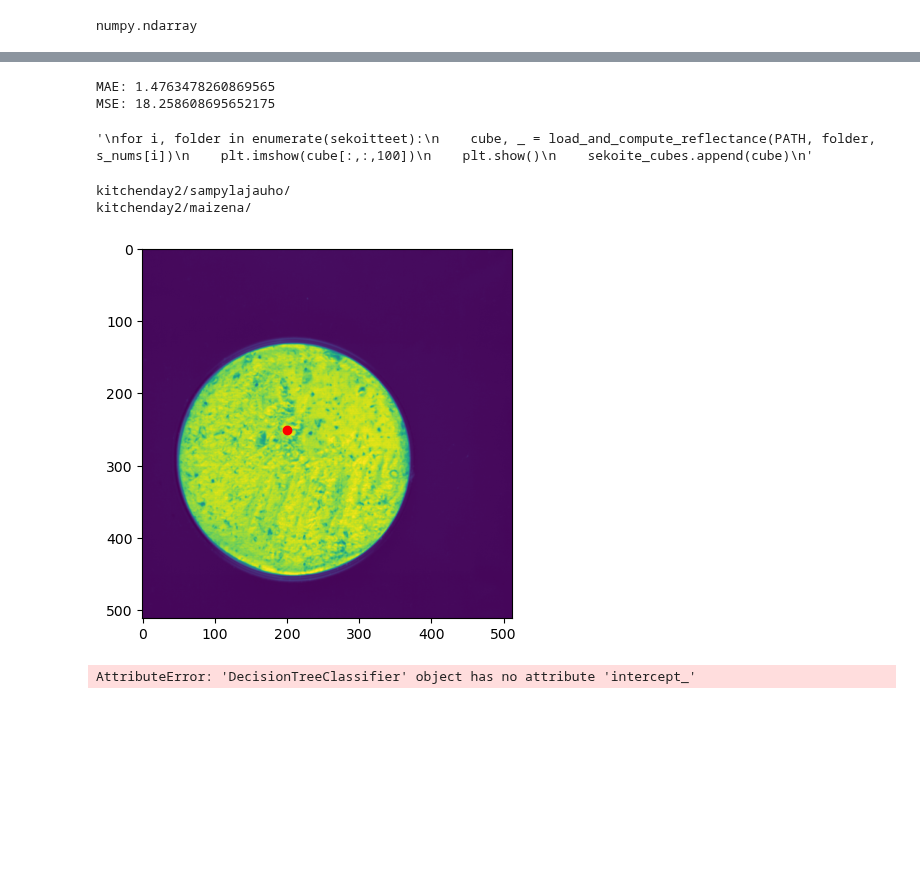
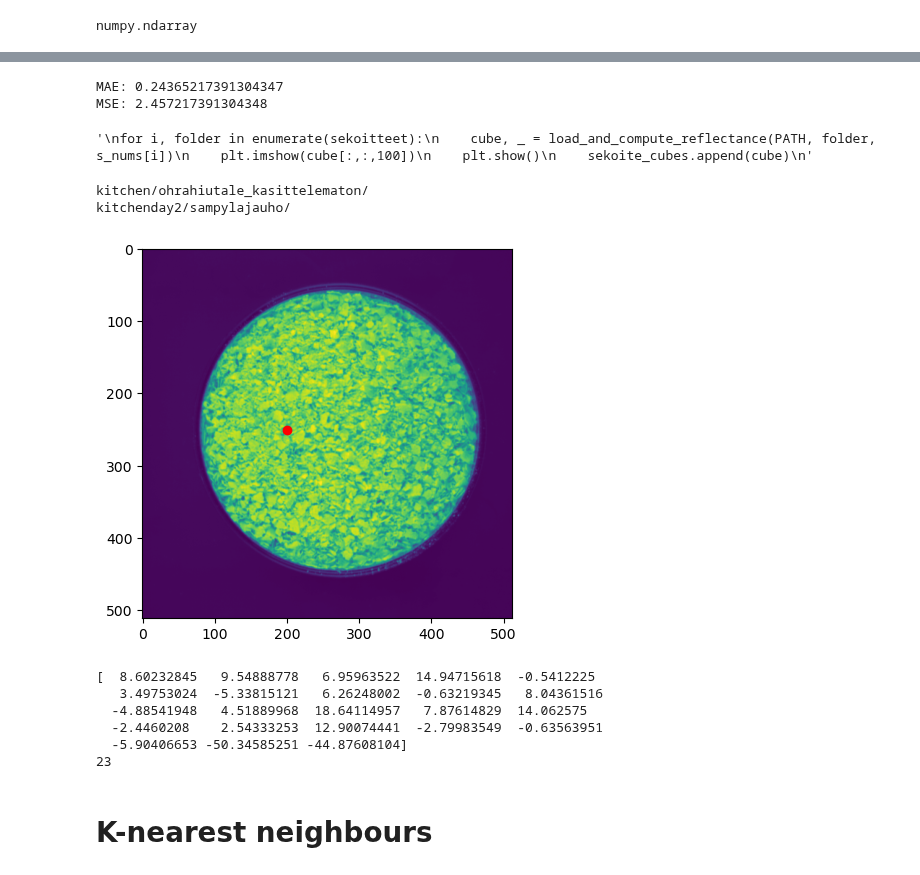
Before and after one commit to annitarvainen/tutkimusprojekti, a Jupyter notebook: projekti_aloitus.ipynb, the cells around one changed output, grey strips where cells are left out. Cells and saved outputs as stored; diff of their text form; code cells hidden in the pictures; blank space fills up the shorter version.

```diff
--- a/projekti_aloitus.ipynb
+++ b/projekti_aloitus.ipynb
@@ -471,17 +498,5 @@ print(df)
 # %%
-X_train, X_test, y_train, y_test = train_test_split(
-    df, df.index, test_size=0.25, random_state=42
-)
-
-#print(X_train.shape, X_test.shape, y_train.shape, y_test.shape)
-
-scaler = StandardScaler()
-
-X_train = scaler.fit_transform(X_train)
-X_test = scaler.transform(X_test)
-
-
-model = LogisticRegression(random_state=4)
+model = LogisticRegression(max_iter=2000, penalty=None, random_state=4, solver='newton-cg')
 #print(model.get_params())
 #model = svm.SVC()
 #model = SGDClassifier(loss="hinge", penalty="l2", max_iter=500)
@@ -489,16 +504,16 @@ model = LogisticRegression(random_state=4)
 param_grid = {'max_iter':[2000, 3000, 4000], 'penalty':['l1', 'l2', 'elasticnet', None], 'solver':['lbfgs', 'newton-cg', 'newton-cholesky']}
 
 #model = tree.DecisionTreeClassifier(random_state=4)
-#model.fit(X_train, y_train)
+model.fit(X_train, y_train)
 
-#y_pred = model.predict(X_test)
-#accuracy = accuracy_score(y_test, y_pred)
-#print(f"accuracy: {round(accuracy,2)}")
+y_pred = model.predict(X_test)
+accuracy = accuracy_score(y_test, y_pred)
+print(f"accuracy: {round(accuracy,2)}")
+print(classification_report(y_test, y_pred))
 
-grid_search = GridSearchCV(estimator=model, param_grid=param_grid,
-                           cv=5, verbose=True)
-grid_search.fit(X_train, y_train)
+#grid_search = GridSearchCV(estimator=model, param_grid=param_grid, cv=5, verbose=True)
+#grid_search.fit(X_train, y_train)
 
-print("best accuracy", grid_search.best_score_)
-print(grid_search.best_estimator_)
+#print("best accuracy", grid_search.best_score_)
+#print(grid_search.best_estimator_)
 # %% [output]
@@ -545,8 +541,8 @@ mse = mean_squared_error(y_true=y_test,y_pred=y_pred)
 print("MAE:",mae)
 print("MSE:",mse)
 # %% [output]
-MAE: 1.4763478260869565
-MSE: 18.258608695652175
+MAE: 0.24365217391304347
+MSE: 2.457217391304348
 # %%
 sekoitteet = ['kitchen/sekoite1/', 'kitchen/sekoite2/', 'kitchenday2/sekoitus3/', 'kitchenday2/sekoitus4/']
 s_nums = ['055', '056', '071', '072']
@@ -562,21 +558,28 @@ for i, folder in enumerate(sekoitteet):
 # %% [output]
 '\nfor i, folder in enumerate(sekoitteet):\n    cube, _ = load_and_compute_reflectance(PATH, folder, s_nums[i])\n    plt.imshow(cube[:,:,100])\n    plt.show()\n    sekoite_cubes.append(cube)\n'
 # %%
-i = 19
+i = 4
 
 k = model.predict([cubes[i][200, 250, :]])
 print(folders[i])
 print(folders[nums.index(k)])
 
 plt.imshow(cubes[i][:,:,100])
 plt.plot(200,250, 'ro')
 plt.show()
 # %% [output]
+kitchen/ohrahiutale_kasittelematon/
 kitchenday2/sampylajauho/
-kitchenday2/maizena/
-[figure, old version]
+[figure, new version]
 # %%
 print(model.intercept_)
 print(len(model.coef_))
 # %% [output]
-AttributeError: 'DecisionTreeClassifier' object has no attribute 'intercept_'
+[  8.60232845   9.54888778   6.95963522  14.94715618  -0.5412225
+   3.49753024  -5.33815121   6.26248002  -0.63219345   8.04361516
+  -4.88541948   4.51889968  18.64114957   7.87614829  14.062575
+  -2.4460208    2.54333253  12.90074441  -2.79983549  -0.63563951
+  -5.90406653 -50.34585251 -44.87608104]
+23
+# %% [markdown]
+# K-nearest neighbours
```
Also changed, not shown: parts of 8 cells of this notebook.
